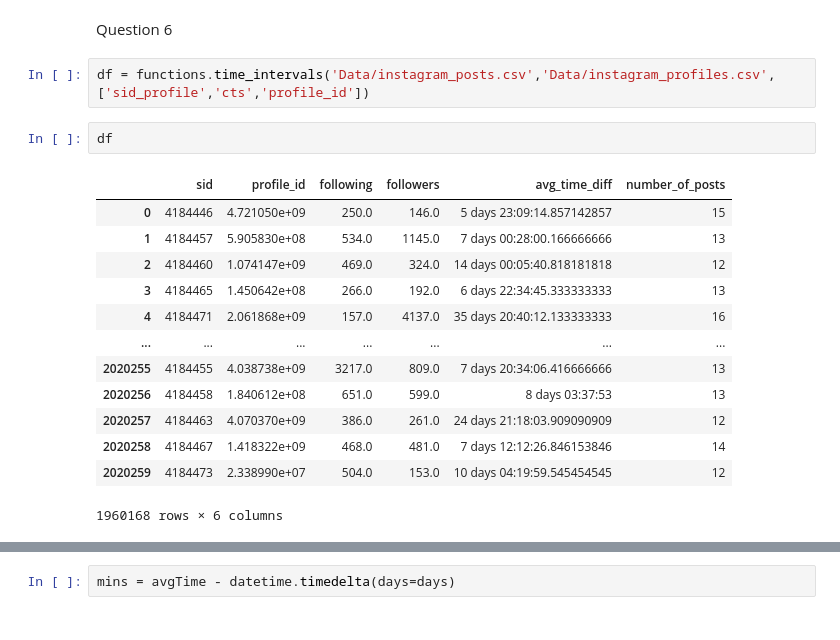
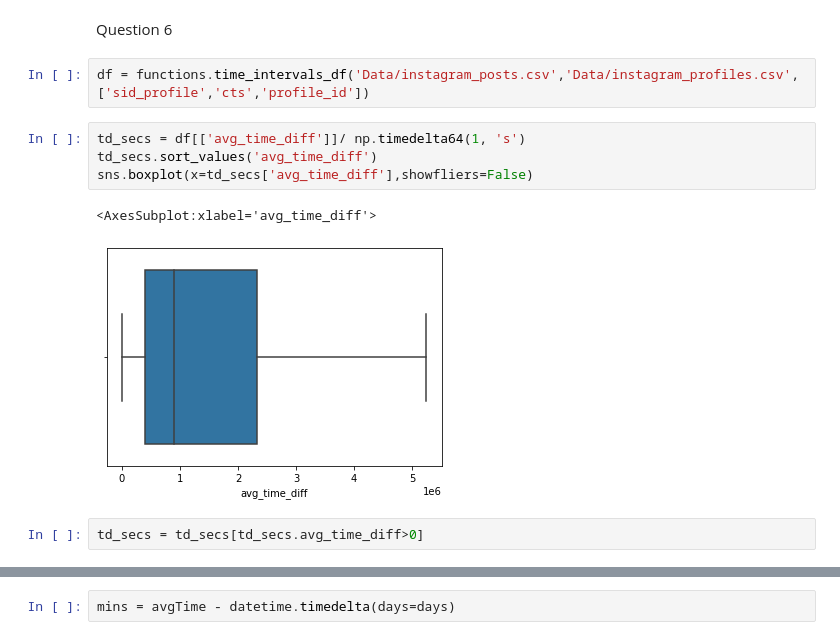
Before and after one commit to masabbah-97/ADM-HW2, a Jupyter notebook: Main.ipynb, the cells around one changed output, grey strips where cells are left out. Drawn from its saved outputs; the diff is of its cells as text.

```diff
--- a/Main.ipynb
+++ b/Main.ipynb
@@ -173,20 +173,13 @@ plt.show()
 # %% [markdown]
 Question 6
 # %%
-df = functions.time_intervals('Data/instagram_posts.csv','Data/instagram_profiles.csv',['sid_profile','cts','profile_id'])
+df = functions.time_intervals_df('Data/instagram_posts.csv','Data/instagram_profiles.csv',['sid_profile','cts','profile_id'])
 # %%
-df
+td_secs = df[['avg_time_diff']]/ np.timedelta64(1, 's')
+td_secs.sort_values('avg_time_diff')
+sns.boxplot(x=td_secs['avg_time_diff'],showfliers=False)
 # %% [output]
-|  | sid | profile_id | following | followers | avg_time_diff | number_of_posts |
-| 0 | 4184446 | 4.721050e+09 | 250.0 | 146.0 | 5 days 23:09:14.857142857 | 15 |
-| 1 | 4184457 | 5.905830e+08 | 534.0 | 1145.0 | 7 days 00:28:00.166666666 | 13 |
-| 2 | 4184460 | 1.074147e+09 | 469.0 | 324.0 | 14 days 00:05:40.818181818 | 12 |
-| 3 | 4184465 | 1.450642e+08 | 266.0 | 192.0 | 6 days 22:34:45.333333333 | 13 |
-| 4 | 4184471 | 2.061868e+09 | 157.0 | 4137.0 | 35 days 20:40:12.133333333 | 16 |
-| ... | ... | ... | ... | ... | ... | ... |
-| 2020255 | 4184455 | 4.038738e+09 | 3217.0 | 809.0 | 7 days 20:34:06.416666666 | 13 |
-| 2020256 | 4184458 | 1.840612e+08 | 651.0 | 599.0 | 8 days 03:37:53 | 13 |
-| 2020257 | 4184463 | 4.070370e+09 | 386.0 | 261.0 | 24 days 21:18:03.909090909 | 12 |
-| 2020258 | 4184467 | 1.418322e+09 | 468.0 | 481.0 | 7 days 12:12:26.846153846 | 14 |
-| 2020259 | 4184473 | 2.338990e+07 | 504.0 | 153.0 | 10 days 04:19:59.545454545 | 12 |
-1960168 rows × 6 columns
+<AxesSubplot:xlabel='avg_time_diff'>
+[figure, added]
+# %%
+td_secs = td_secs[td_secs.avg_time_diff>0]
```
Also changed, not shown: parts of 20 cells of this notebook, 1 other file.
